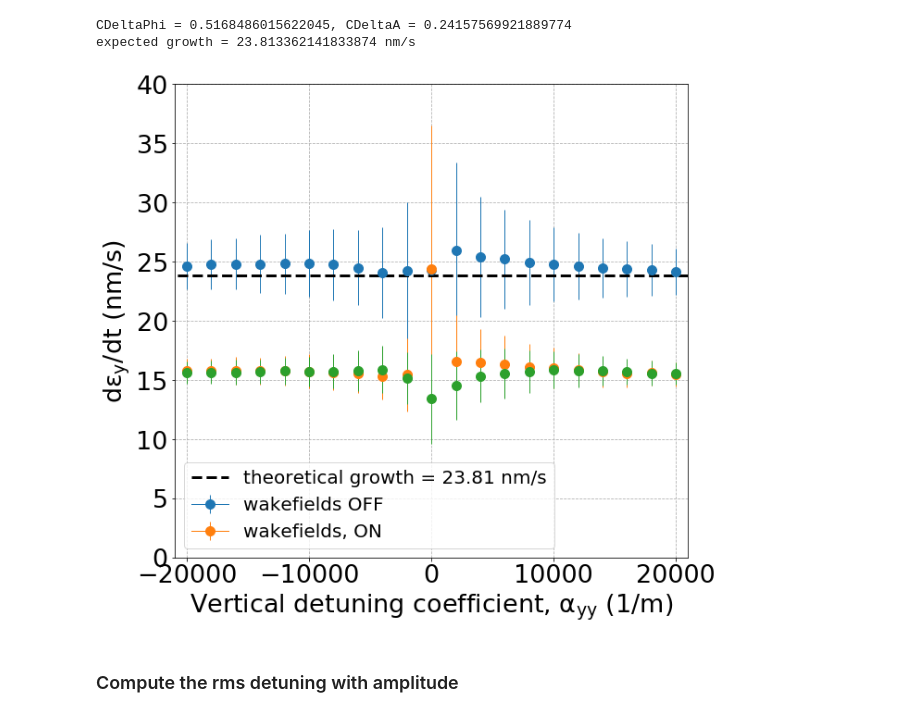
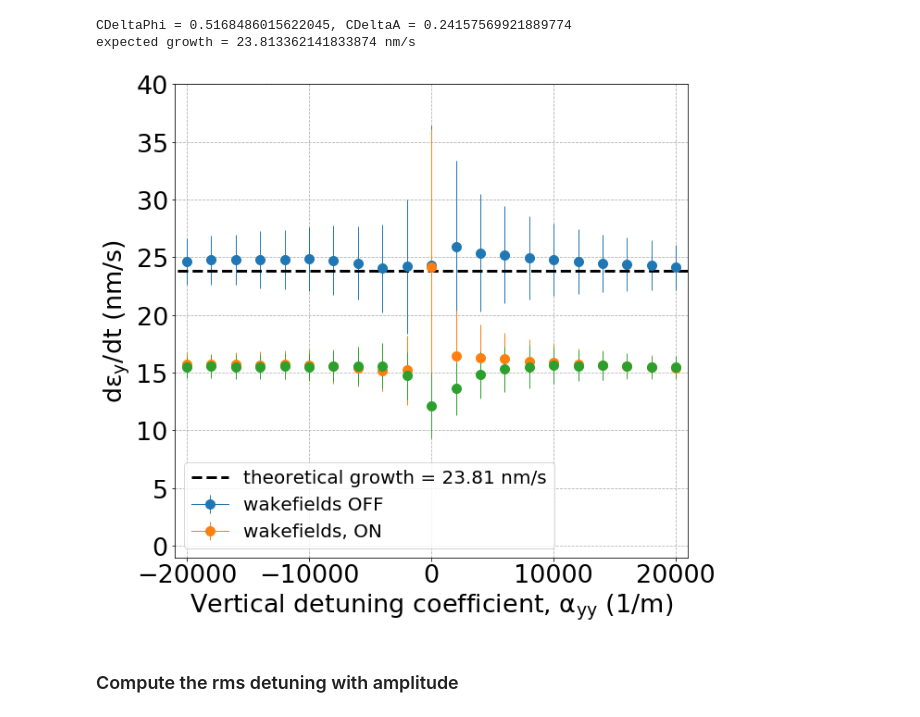
Before and after one commit to natriant/cc_rf_noise_pyheadtail, a Jupyter notebook: post_process_analysis/studies_with_sets_of_kicks/job004g_plot_loadFromPickles_dey_scanOverAyy_NowakesVSwakes-and-Damper.ipynb, the cells around one changed output. Drawn from its saved outputs; the diff is of its cells as text; code cells hidden in the pictures.

```diff
--- a/post_process_analysis/studies_with_sets_of_kicks/job004g_plot_loadFromPickles_dey_scanOverAyy_NowakesVSwakes-and-Damper.ipynb
+++ b/post_process_analysis/studies_with_sets_of_kicks/job004g_plot_loadFromPickles_dey_scanOverAyy_NowakesVSwakes-and-Damper.ipynb
@@ -53,12 +53,12 @@ print(len(my_variables))
 ### Load the data
 # %%
 path_to_data = './'
-QpxQpy="0"
-study_name = f'deyRates_sps_270GeV_CC_PN1e-8_vs_DamperAndWakes_1e5turns_5e5Nb_QpxQpy{QpxQpy}_ayyScan' # title for save figures
+QpxQpy="1"
+study_name = f'deyRates_sps_270GeV_CC_PN1e-8_400MHz_damperY40_wakesONvsOFF_1e5turns_5e5Nb_QpxQpy{QpxQpy}_ayyScan' # title for save figures
 
-study_name_1 = f'deyRates_sps_270GeV_CC_PN1e-8_1e5turns_5e5Nb_Nowakes_QpxQpy1_ayyScan'
-study_name_2 = f'deyRates_sps_270GeV_PN1e-8_damperY40_QpxQpy{QpxQpy}_6D_Nb5e5_turns1e5_ayyScan'
-study_name_3 = f'deyRates_sps_270GeV_PN1e-8_damperY40_wakesON_QpxQpy{QpxQpy}_6D_Nb5e5_turns1e5_ayyScan'
+study_name_1 = f'./growthRatesPickle_noWakes/deyRates_sps_270GeV_CC_PN1e-8_400MHz_1e5turns_5e5Nb_Nowakes_QpxQpy1_ayyScan'
+study_name_2 = f'deyRates_sps_270GeV_PN1e-8_400MHz_damperY40_wakesOFF_QpxQpy1_6D_Nb5e5_turns1e5_ayyScan'
+study_name_3 = f'deyRates_sps_270GeV_PN1e-8_400MHz_damperY40_wakesON_QpxQpy1_6D_Nb5e5_turns1e5_ayyScan'
 noise_type = 'PN'
 
 my_df_1 = pickle.load( open(path_to_data+study_name_1+'.pkl', "rb" ))
@@ -222,36 +222,39 @@ for i, key in enumerate(my_df_keys):
     systematic_error_2 = np.std(my_df_2[my_df_keys[i]]['m'])
     statistical_error_2 = np.sqrt(np.mean(np.array(my_df_2[my_df_keys[i]]['err'])**2))
     total_error_2 = np.sqrt(systematic_error_2**2+statistical_error_2**2)
 
     # errors for study 3
     systematic_error_3 = np.std(my_df_3[my_df_keys[i]]['m'])
     statistical_error_3 = np.sqrt(np.mean(np.array(my_df_3[my_df_keys[i]]['err'])**2))
     total_error_3 = np.sqrt(systematic_error_3**2+statistical_error_3**2)
 
 
     plt.errorbar(my_variables[i], np.mean(my_df_1[my_df_keys[i]]['m'])*1e9, yerr=total_error_1*1e9, marker='o',  c='C0', label=my_label_1)
     plt.errorbar(my_variables[i], np.mean(my_df_2[my_df_keys[i]]['m'])*1e9, yerr=total_error_2*1e9, marker='o',  c='C1', label=my_label_2)
     plt.errorbar(my_variables[i], np.mean(my_df_3[my_df_keys[i]]['m'])*1e9, yerr=total_error_3*1e9, marker='o',  c='C2', label=my_label_3)
 
 plt.hlines(expected_growth*1e9, -22000., 22000., linestyles='dashed', linewidth=3, color='k', label=f'theoretical growth = {expected_growth*1e9:.2f} nm/s')
 
 plt.legend(loc=3)
 
 plt.xlim(-21000, 21000)
-plt.ylim(0, 40)
+#plt.ylim(0, 40)
+plt.ylim(-1, 40)
+
+
 
 plt.grid(linestyle='dashed')
 plt.ylabel(r'$\mathrm{d\epsilon_y / dt \ (nm/s)}$')
 plt.xlabel('Vertical detuning coefficient, '+r'$\mathrm{\alpha_{yy} \ (1/m)}$')
 
 
 plt.tight_layout()
 
-savefig = True
+savefig = False
 if savefig:
     plt.savefig(f'./figures/{study_name}_vs_Theory.png', bbox_inches='tight')
 # %% [output]
-[figure, old version]
+[figure, new version]
 # %% [markdown]
 ### Compute the rms detuning with amplitude
 # %%
```
Also changed, not shown: parts of 4 cells of this notebook, 6 other files.
